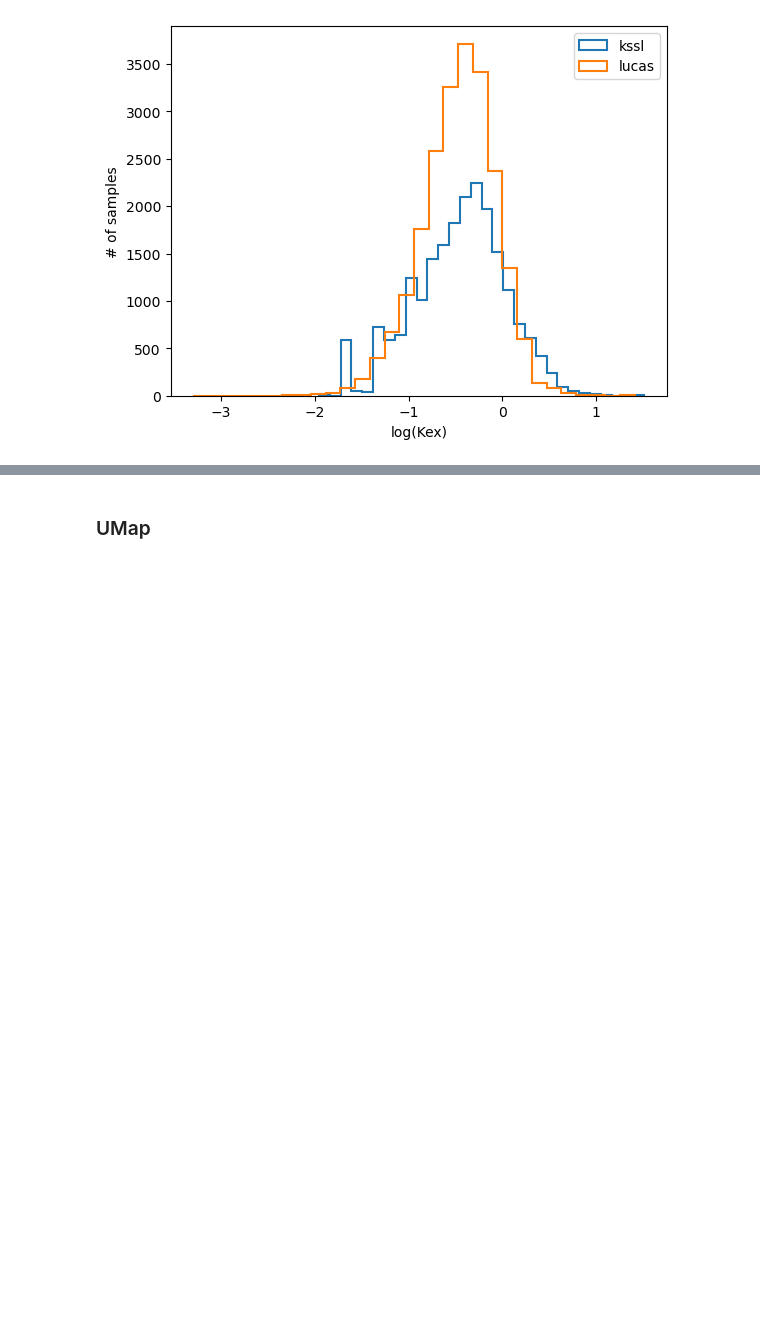
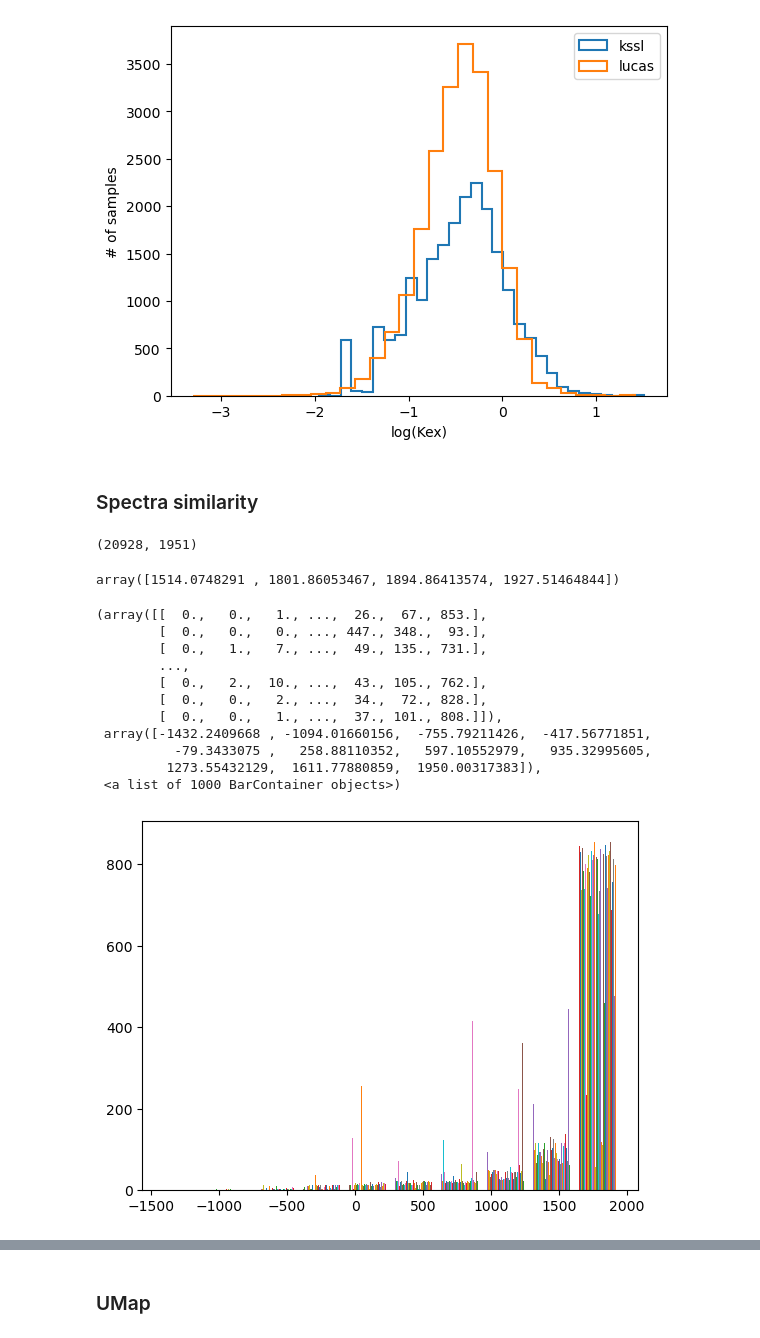
Before and after one commit to franckalbinet/spanda, a Jupyter notebook: nbs/tutorials/kssl-lucas-nirs-vis.ipynb, the cells around one changed output, grey strips where cells are left out. Drawn from its saved outputs; the diff is of its cells as text; code cells hidden in the pictures; blank space fills up the shorter version.

```diff
--- a/nbs/tutorials/kssl-lucas-nirs-vis.ipynb
+++ b/nbs/tutorials/kssl-lucas-nirs-vis.ipynb
@@ -105,3 +105,5 @@ ax.legend()
 # %% [output]
 <matplotlib.legend.Legend at 0x...>
 [figure]
+# %% [markdown]
+### Spectra similarity
@@ -107,0 +114,25 @@ ax.legend()
+# %%
+X_kssl.shape
+# %% [output]
+(20928, 1951)
+# %%
+similarity = np.matmul(X_kssl, X_kssl.T)
+# %%
+np.quantile(similarity, [0.25, 0.5, 0.75, 0.9])
+# %% [output]
+array([1514.0748291 , 1801.86053467, 1894.86413574, 1927.51464844])
+# %%
+plt.hist(similarity[:1000, :1000])
+# %% [output]
+(array([[  0.,   0.,   1., ...,  26.,  67., 853.],
+        [  0.,   0.,   0., ..., 447., 348.,  93.],
+        [  0.,   1.,   7., ...,  49., 135., 731.],
+        ...,
+        [  0.,   2.,  10., ...,  43., 105., 762.],
+        [  0.,   0.,   2., ...,  34.,  72., 828.],
+        [  0.,   0.,   1., ...,  37., 101., 808.]]),
+ array([-1432.2409668 , -1094.01660156,  -755.79211426,  -417.56771851,
+          -79.3433075 ,   258.88110352,   597.10552979,   935.32995605,
+         1273.55432129,  1611.77880859,  1950.00317383]),
+ <a list of 1000 BarContainer objects>)
+[figure, added]
```
Also changed, not shown: parts of 6 cells of this notebook, 10 other files.
